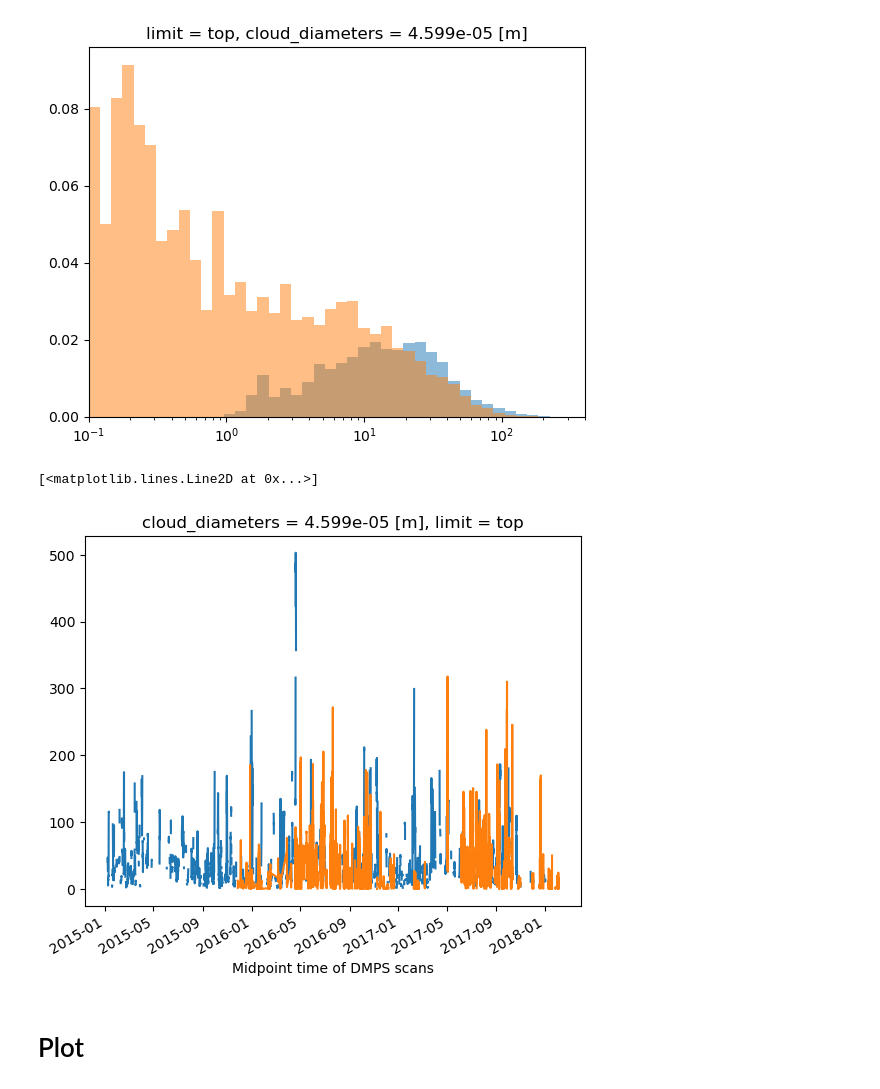
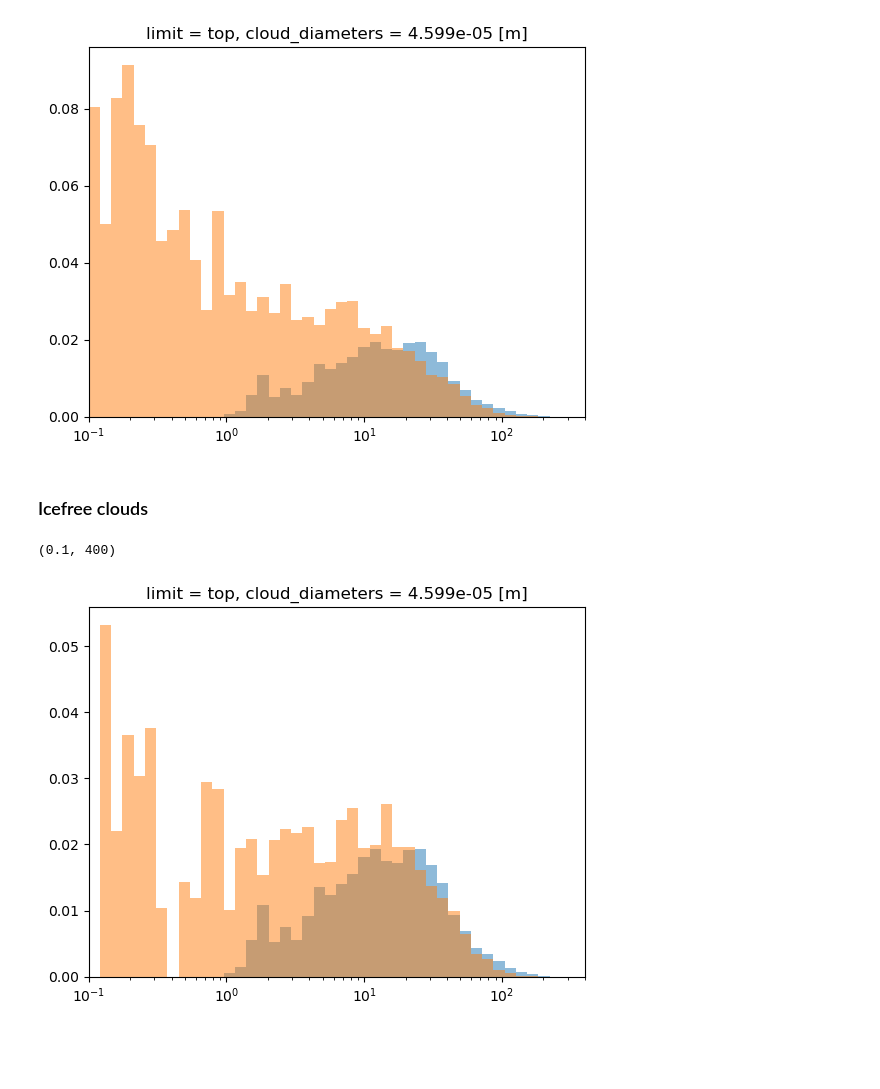
Before and after one commit to eScience-course/-Tjaernoe2022-group1, a Jupyter notebook: notebooks/Ingvild/NorESMatZeppelin.ipynb, the cells around one changed output. Drawn from its saved outputs; the diff is of its cells as text; code cells hidden in the pictures; blank space fills up the shorter version.

Commit message:
Made histograms

```diff
--- a/notebooks/Ingvild/NorESMatZeppelin.ipynb
+++ b/notebooks/Ingvild/NorESMatZeppelin.ipynb
@@ -349,13 +340,18 @@ plt.xlim([0.1,400])
 # %% [output]
 (0.1, 400)
 [figure]
-# %%
-ds.isel(lev=-1).sel(location='Zeppelin')['AWNC_incld'].plot()#bins=np.logspace(-1,3,50), alpha=.5, density=True)
-Nx_cloud.plot()#bins=np.logspace(-1,3,50), alpha=.5, density=True)
-#plt.xscale('log')
-#plt.xlim([0.1,400])
-# %% [output]
-[<matplotlib.lines.Line2D at 0x...>]
-[figure, removed]
-# %% [markdown]
-# Plot
+# %% [markdown]
+### Icefree clouds
+# %%
+# Select where T > -4 from measurements, to remove ice
+Nx_cloud_icefree=Nx_cloud.where(data1['temperature'] > -4.0)
+Nx_cloud_icefree_hourly = Nx_cloud_icefree.resample(time='H').mean()
+
+#Plotting histograms of NorESM incloud droplet number and cloudmasked fogmonitor droplet number
+ds.isel(lev=-1).sel(location='Zeppelin')['AWNC_incld'].plot.hist(bins=np.logspace(-1,3,50), alpha=.5, density=True)
+Nx_cloud_icefree_hourly.plot.hist(bins=np.logspace(-1,3,50), alpha=.5, density=True)
+plt.xscale('log')
+plt.xlim([0.1,400])
+# %% [output]
+(0.1, 400)
+[figure, added]
```
Also changed, not shown: parts of 17 cells of this notebook.
